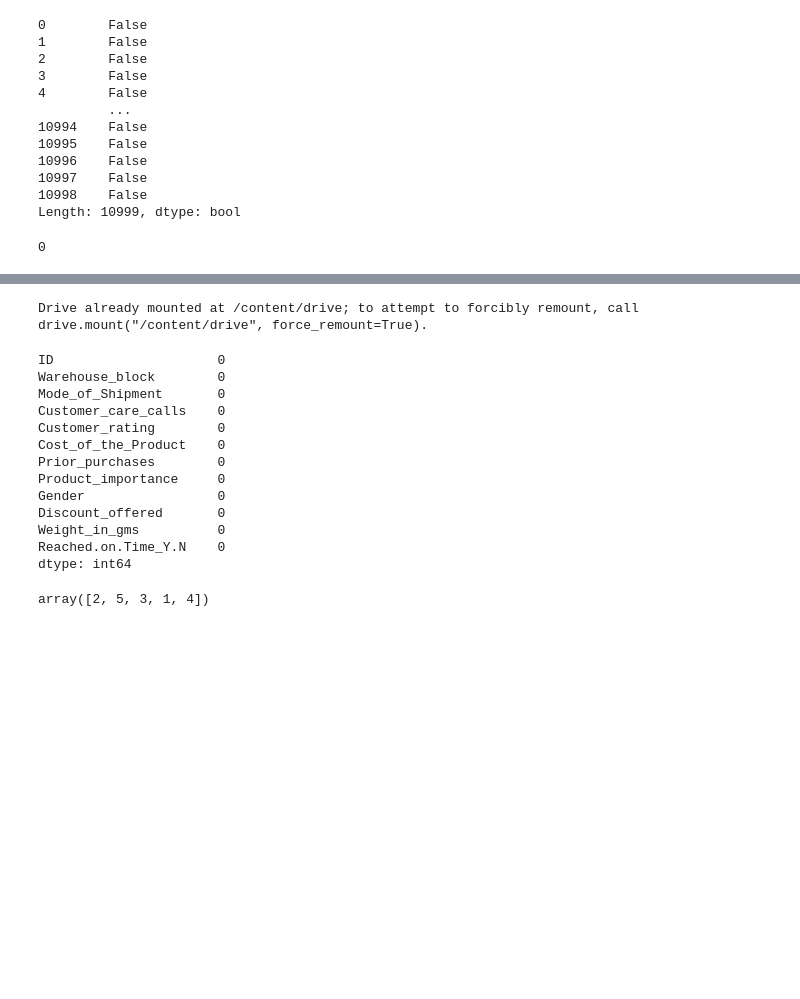
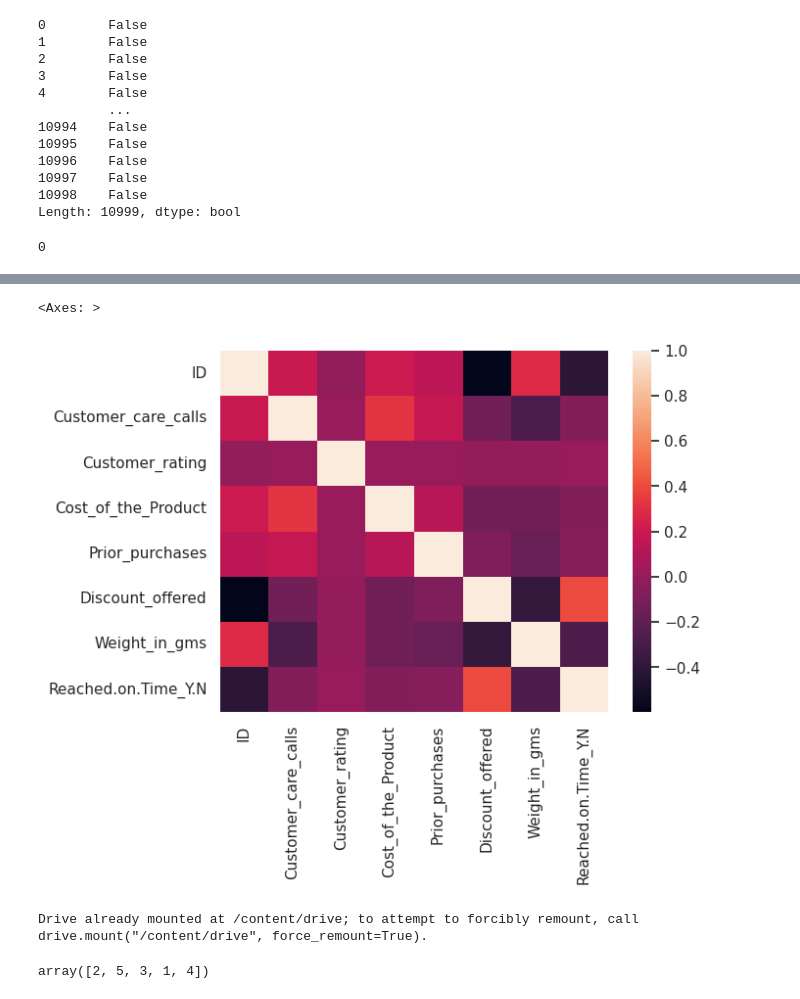
Before and after one commit to madinatt/CapstoneProject, a Jupyter notebook: Capstone_Project.ipynb, the cells around one changed output, grey strips where cells are left out. Saved outputs shown, nothing was run; the diff lists cells and outputs as text; code cells hidden in the pictures; blank space fills up the shorter version.

```diff
--- a/Capstone_Project.ipynb
+++ b/Capstone_Project.ipynb
@@ -10,5 +11,5 @@ from sklearn.preprocessing import LabelEncoder
 # %%
-df = pd.read_csv('/content/drive/MyDrive/ecommerce/E_Commerce.csv')
+df = pd.read_csv('/content/E_Commerce.csv')
 df.head()
 # %% [output]
 |  | ID | Warehouse_block | Mode_of_Shipment | Customer_care_calls | Customer_rating | Cost_of_the_Product | ... |
@@ -86,10 +135,12 @@ df.duplicated()
 10997    False
 10998    False
 Length: 10999, dtype: bool
-# %%
-df.duplicated().sum()
-# %% [output]
-0
+# %%
+# CHECKING FRO DUPLICATE SUMMATIONS
+
+df.duplicated().sum()
+# %% [output]
+0
 # %%
 df.corr()
 # %% [output]
@@ -102,27 +153,16 @@ df.corr()
 | Discount_offered | -0.598278 | -0.130750 | -0.003124 | -0.138312 | -0.082769 | 1.000000 | ... |
 | Weight_in_gms | 0.278312 | -0.276615 | -0.001897 | -0.132604 | -0.168213 | -0.376067 | ... |
 | Reached.on.Time_Y.N | -0.411822 | -0.067126 | 0.013119 | -0.073587 | -0.055515 | 0.397108 | ... |
+# %%
+sns.heatmap(df.corr())
+# %% [output]
+<Axes: >
+[figure, added]
 # %%
 from google.colab import drive
 drive.mount('/content/drive')
 # %% [output]
 Drive already mounted at /content/drive; to attempt to forcibly remount, call drive.mount("/content/drive", force_remount=True).
-# %%
-df.isnull().sum()
-# %% [output]
-ID                     0
-Warehouse_block        0
-Mode_of_Shipment       0
-Customer_care_calls    0
-Customer_rating        0
-Cost_of_the_Product    0
-Prior_purchases        0
-Product_importance     0
-Gender                 0
-Discount_offered       0
-Weight_in_gms          0
-Reached.on.Time_Y.N    0
-dtype: int64
 # %%
 # it is abserved that customer rating ranges from 1-5
 
```
Also changed, not shown: parts of 64 cells of this notebook, 1 other file.
